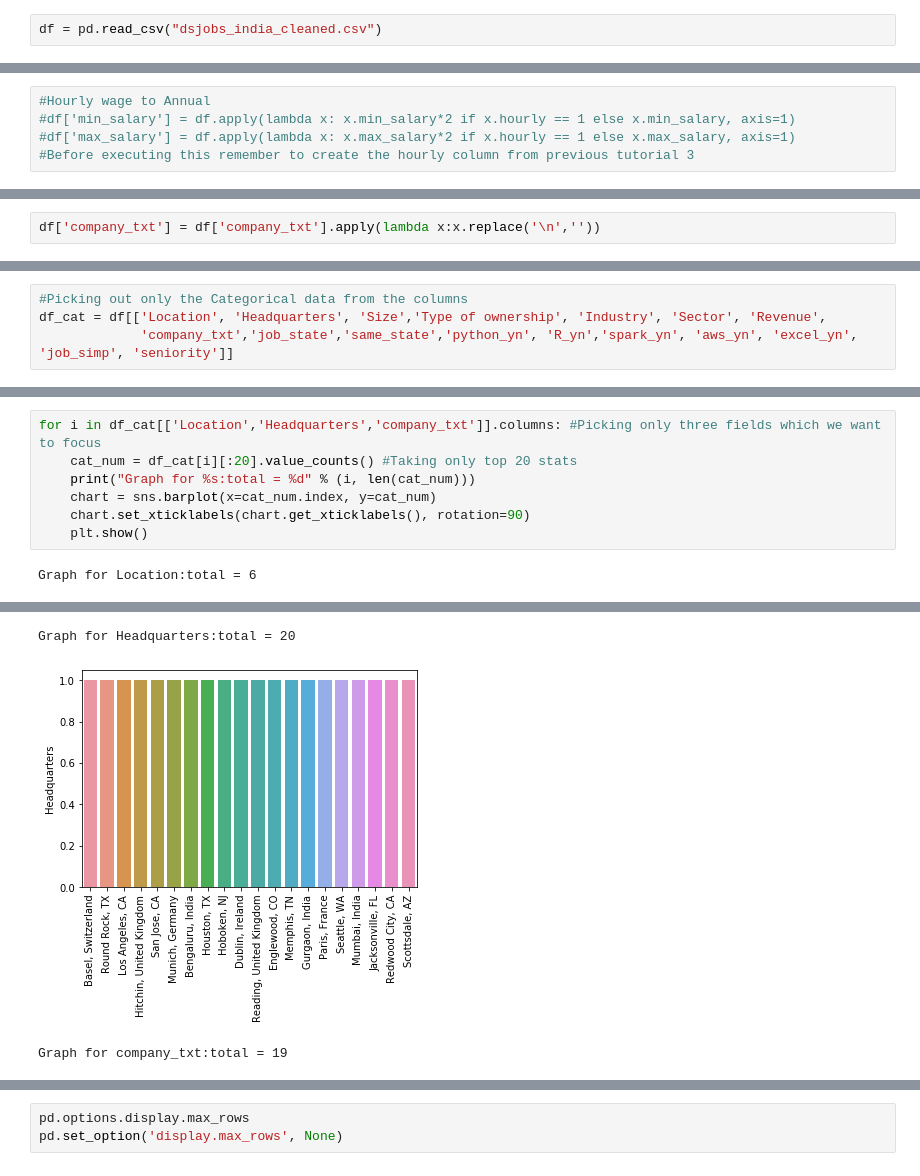
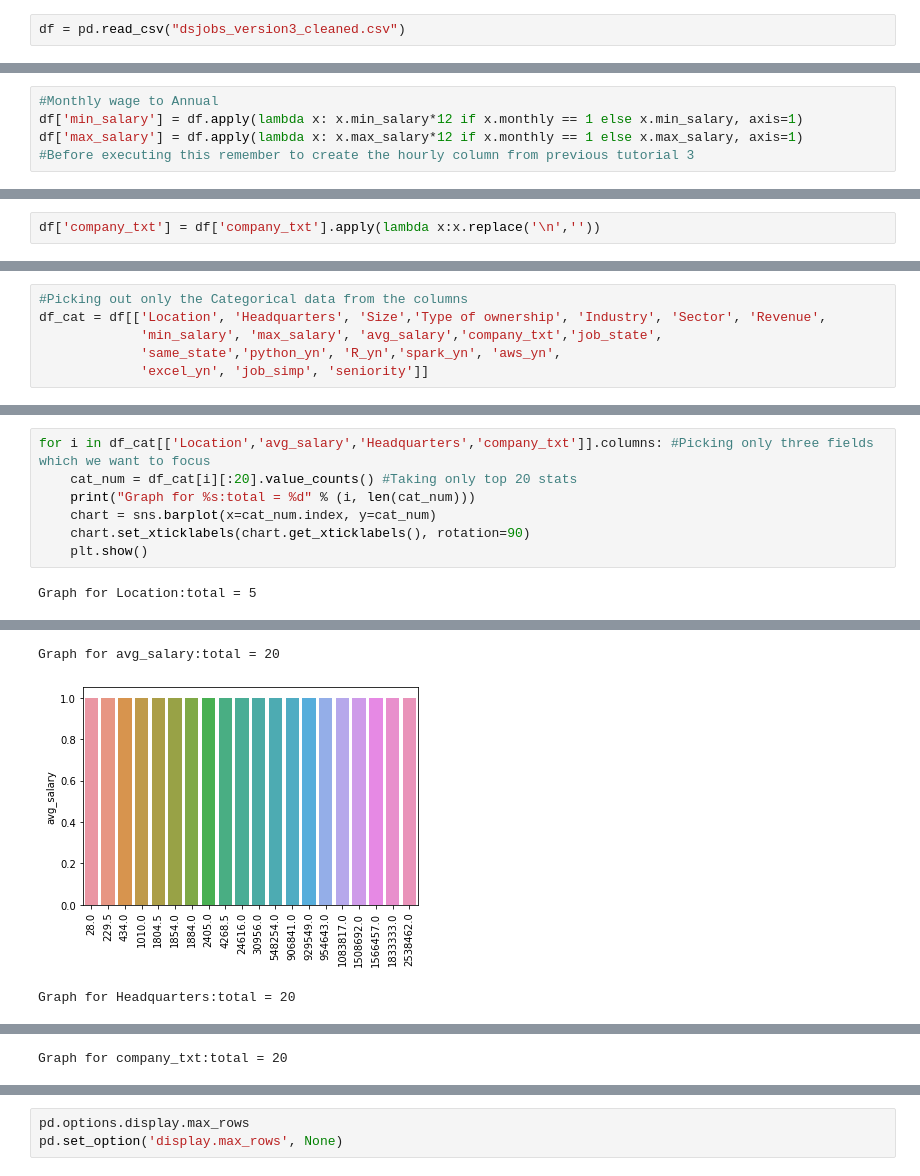
Before and after one commit to Jagan-droid/ds_salary_proj, a Jupyter notebook: eda_data.ipynb, the cells around one changed output, grey strips where cells are left out. Cells and saved outputs as stored; diff of their text form.

```diff
--- a/eda_data.ipynb
+++ b/eda_data.ipynb
@@ -5,5 +6,5 @@ import seaborn as sns
 # %%
-df = pd.read_csv("dsjobs_india_cleaned.csv")
+df = pd.read_csv("dsjobs_version3_cleaned.csv")
 # %%
 #New line of code to correct a specific float attribute error in Job Description {AttributeError: 'float' object has no attribute 'lower'}
 df['Job Description'] = df['Job Description'].astype(str)
@@ -140,7 +141,7 @@ Name: comp_count, Length: 456, dtype: int64
 # %%
-#Hourly wage to Annual
-#df['min_salary'] = df.apply(lambda x: x.min_salary*2 if x.hourly == 1 else x.min_salary, axis=1)
-#df['max_salary'] = df.apply(lambda x: x.max_salary*2 if x.hourly == 1 else x.max_salary, axis=1)
+#Monthly wage to Annual
+df['min_salary'] = df.apply(lambda x: x.min_salary*12 if x.monthly == 1 else x.min_salary, axis=1)
+df['max_salary'] = df.apply(lambda x: x.max_salary*12 if x.monthly == 1 else x.max_salary, axis=1)
 #Before executing this remember to create the hourly column from previous tutorial 3
 # %%
 #Remove new line character from Job title (removing "\n")
@@ -253,7 +257,9 @@ Index(['Job Title', 'Salary Estimate', 'Job Description', 'Rating',
 # %%
 #Picking out only the Categorical data from the columns
 df_cat = df[['Location', 'Headquarters', 'Size','Type of ownership', 'Industry', 'Sector', 'Revenue',
-             'company_txt','job_state','same_state','python_yn', 'R_yn','spark_yn', 'aws_yn', 'excel_yn', 'job_simp', 'seniority']]
+             'min_salary', 'max_salary', 'avg_salary','company_txt','job_state',
+             'same_state','python_yn', 'R_yn','spark_yn', 'aws_yn',
+             'excel_yn', 'job_simp', 'seniority']]
 # %%
 for i in df_cat.columns:
     cat_num = df_cat[i].value_counts()
@@ -278,9 +284,9 @@ Graph for Sector:total = 21
 # %%
-for i in df_cat[['Location','Headquarters','company_txt']].columns: #Picking only three fields which we want to focus
+for i in df_cat[['Location','avg_salary','Headquarters','company_txt']].columns: #Picking only three fields which we want to focus
     cat_num = df_cat[i][:20].value_counts() #Taking only top 20 stats
     print("Graph for %s:total = %d" % (i, len(cat_num)))
     chart = sns.barplot(x=cat_num.index, y=cat_num)
     chart.set_xticklabels(chart.get_xticklabels(), rotation=90)
     plt.show()
 # %% [output]
-Graph for Location:total = 6
+Graph for Location:total = 5
@@ -288,3 +294,3 @@ Graph for Location:total = 6
-Graph for Headquarters:total = 20
+Graph for avg_salary:total = 20
-[figure, old version]
+[figure, new version]
-Graph for company_txt:total = 19
+Graph for Headquarters:total = 20
@@ -291,0 +298 @@ Graph for company_txt:total = 19
+Graph for company_txt:total = 20
```
Also changed, not shown: parts of 39 cells of this notebook, 10 other files.
